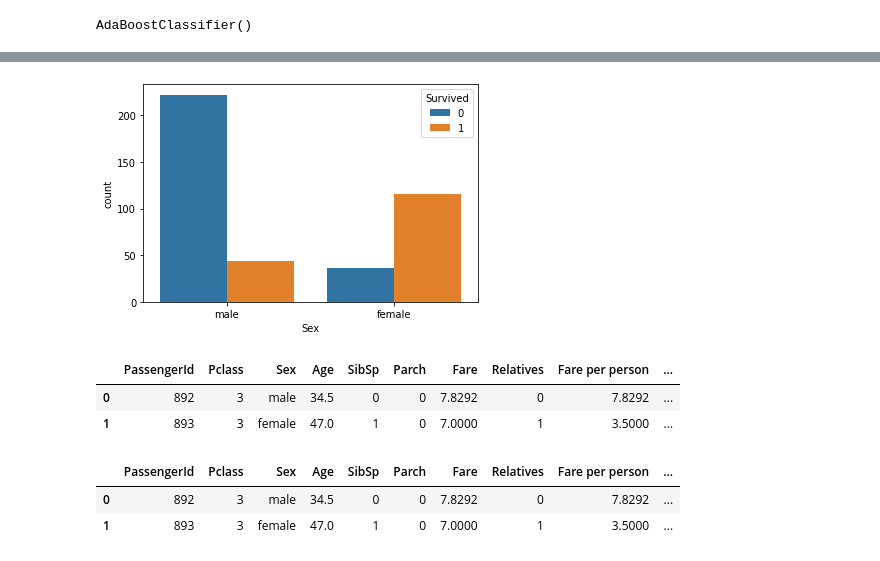
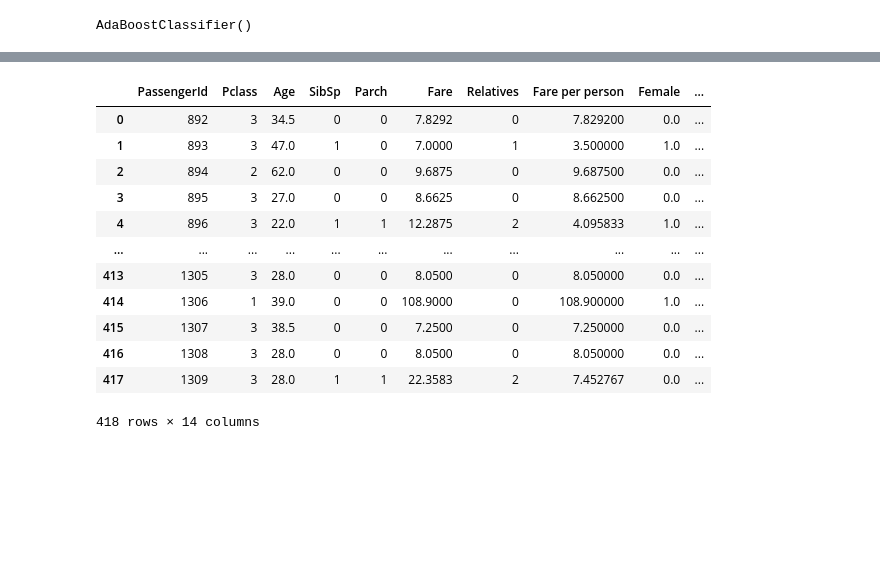
Before and after one commit to punit0412/ML-PROJECTS, a Jupyter notebook: Titanic.ipynb, the cells around one changed output, grey strips where cells are left out. Drawn from its saved outputs; the diff is of its cells as text; code cells hidden in the pictures; blank space fills up the shorter version.

```diff
--- a/Titanic.ipynb
+++ b/Titanic.ipynb
@@ -237,3 +235,0 @@ train_data.drop('Embarked',axis=1,inplace=True)
-# %%
-test_data = pd.concat([test_data,pd.get_dummies(test_data['Embarked'])],axis=1)
-test_data.drop('Embarked',axis=1,inplace=True)
@@ -245,0 +264,3 @@ test_data.drop('Embarked',axis=1,inplace=True)
+# %%
+train_data = pd.concat([train_data,pd.DataFrame(ohe.fit_transform(train_data[cat_col]),columns=['Female','Male','C','Q','S'])],axis=1)
+test_data = pd.concat([test_data,pd.DataFrame(ohe.transform(test_data[cat_col]),columns=['Female','Male','C','Q','S'])],axis=1)
@@ -246,6 +290,6 @@ test_data.drop('Embarked',axis=1,inplace=True)
 # %%
-# X_train_transform.drop(5,axis=1,inplace=True)
-# X_test_transform.drop(5,axis=1,inplace=True)
+train_data.drop(['Sex','Embarked'],axis=1,inplace=True)
+test_data.drop(['Sex','Embarked'],axis=1,inplace=True)
 # %%
 X_train = train_data.drop('Survived', axis=1)
 y_train = train_data.Survived
@@ -408,19 +408,19 @@ y_pred_adbc = adbc_model.predict(test_data.drop('PassengerId', axis=1))
 # %%
 test_data_rf = pd.concat([test_data,pd.Series(y_pred_rf)],axis=1)
 test_data_rf = test_data_rf.rename(columns={0:'Survived'})
-# %%
-test_data_rf['Sex'] = ohe.inverse_transform(test_data_rf[['Sex']])
-# %%
-sns.countplot(data = test_data_rf,x='Sex',hue='Survived')
-plt.show()
-# %% [output]
-[figure, removed]
 # %%
-test_data_rf.head(2)
+test_data_rf
 # %% [output]
-|  | PassengerId | Pclass | Sex | Age | SibSp | Parch | Fare | Relatives | Fare per person | ... |
-| 0 | 892 | 3 | male | 34.5 | 0 | 0 | 7.8292 | 0 | 7.8292 | ... |
-| 1 | 893 | 3 | female | 47.0 | 1 | 0 | 7.0000 | 1 | 3.5000 | ... |
+|  | PassengerId | Pclass | Age | SibSp | Parch | Fare | Relatives | Fare per person | Female | ... |
+| 0 | 892 | 3 | 34.5 | 0 | 0 | 7.8292 | 0 | 7.829200 | 0.0 | ... |
+| 1 | 893 | 3 | 47.0 | 1 | 0 | 7.0000 | 1 | 3.500000 | 1.0 | ... |
+| 2 | 894 | 2 | 62.0 | 0 | 0 | 9.6875 | 0 | 9.687500 | 0.0 | ... |
+| 3 | 895 | 3 | 27.0 | 0 | 0 | 8.6625 | 0 | 8.662500 | 0.0 | ... |
+| 4 | 896 | 3 | 22.0 | 1 | 1 | 12.2875 | 2 | 4.095833 | 1.0 | ... |
+| ... | ... | ... | ... | ... | ... | ... | ... | ... | ... | ... |
+| 413 | 1305 | 3 | 28.0 | 0 | 0 | 8.0500 | 0 | 8.050000 | 0.0 | ... |
+| 414 | 1306 | 1 | 39.0 | 0 | 0 | 108.9000 | 0 | 108.900000 | 1.0 | ... |
+| 415 | 1307 | 3 | 38.5 | 0 | 0 | 7.2500 | 0 | 7.250000 | 0.0 | ... |
+| 416 | 1308 | 3 | 28.0 | 0 | 0 | 8.0500 | 0 | 8.050000 | 0.0 | ... |
+| 417 | 1309 | 3 | 28.0 | 1 | 1 | 22.3583 | 2 | 7.452767 | 0.0 | ... |
-|  | PassengerId | Pclass | Sex | Age | SibSp | Parch | Fare | Relatives | Fare per person | ... |
-| 0 | 892 | 3 | male | 34.5 | 0 | 0 | 7.8292 | 0 | 7.8292 | ... |
-| 1 | 893 | 3 | female | 47.0 | 1 | 0 | 7.0000 | 1 | 3.5000 | ... |
+418 rows × 14 columns
```
Also changed, not shown: parts of 48 cells of this notebook.
